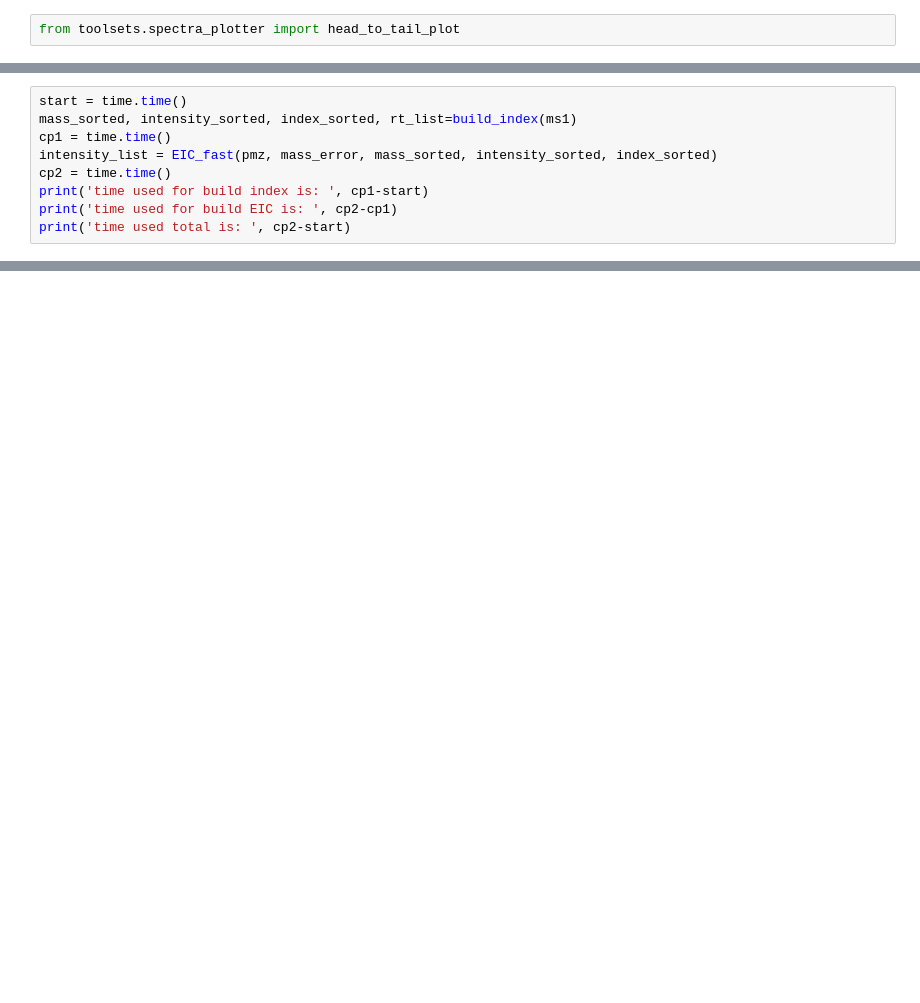
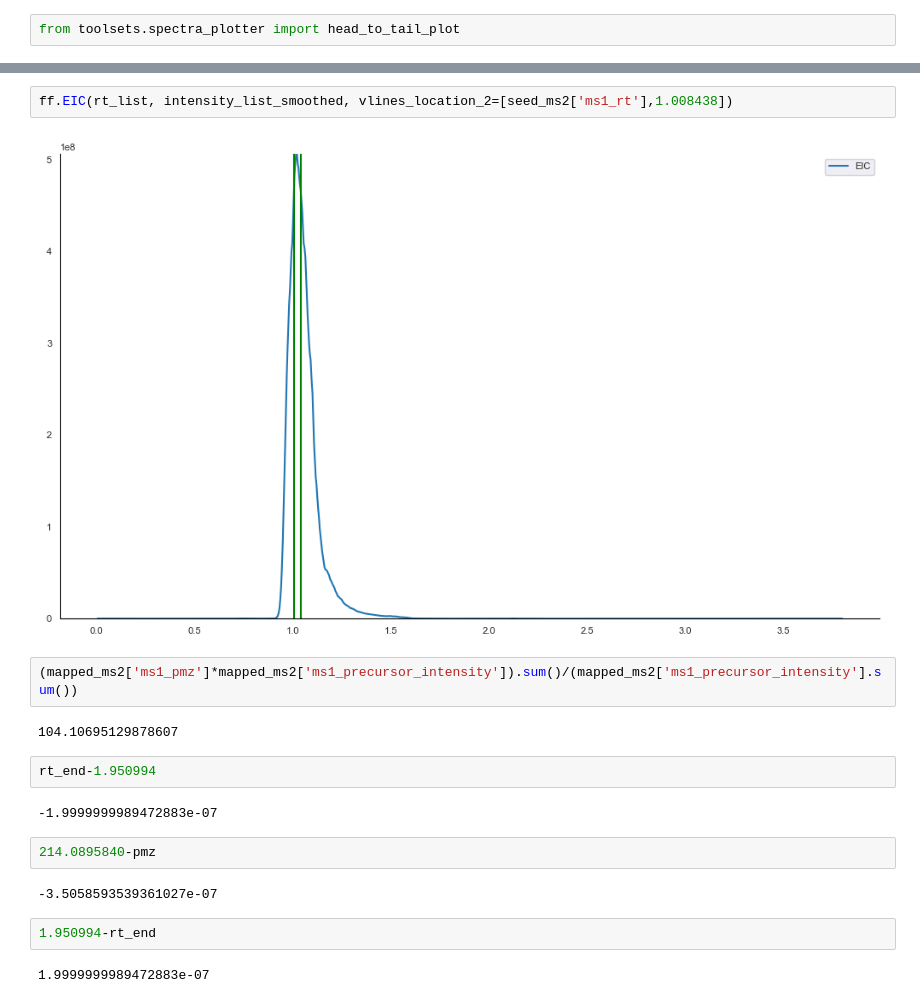
Before and after one commit to FanzhouKong/lead_finder, a Jupyter notebook: gut_microbio.ipynb, the cells around one changed output, grey strips where cells are left out. Saved outputs shown, nothing was run; the diff lists cells and outputs as text; blank space fills up the shorter version.

```diff
--- a/gut_microbio.ipynb
+++ b/gut_microbio.ipynb
@@ -128,9 +192,0 @@ mass_error = 0.05
-# %%
-start = time.time()
-mass_sorted, intensity_sorted, index_sorted, rt_list=build_index(ms1)
-cp1 = time.time()
-intensity_list = EIC_fast(pmz, mass_error, mass_sorted, intensity_sorted, index_sorted)
-cp2 = time.time()
-print('time used for build index is: ', cp1-start)
-print('time used for build EIC is: ', cp2-cp1)
-print('time used total is: ', cp2-start)
@@ -200,0 +202,20 @@ EIC(rt_list, intensity_list_old)
+# %%
+ff.EIC(rt_list, intensity_list_smoothed, vlines_location_2=[seed_ms2['ms1_rt'],1.008438])
+# %% [output]
+[figure, added]
+# %%
+(mapped_ms2['ms1_pmz']*mapped_ms2['ms1_precursor_intensity']).sum()/(mapped_ms2['ms1_precursor_intensity'].sum())
+# %% [output]
+104.10695129878607
+# %%
+rt_end-1.950994
+# %% [output]
+-1.9999999989472883e-07
+# %%
+214.0895840-pmz
+# %% [output]
+-3.5058593539361027e-07
+# %%
+1.950994-rt_end
+# %% [output]
+1.9999999989472883e-07
```
Also changed, not shown: parts of 82 cells of this notebook, 23 other files.
